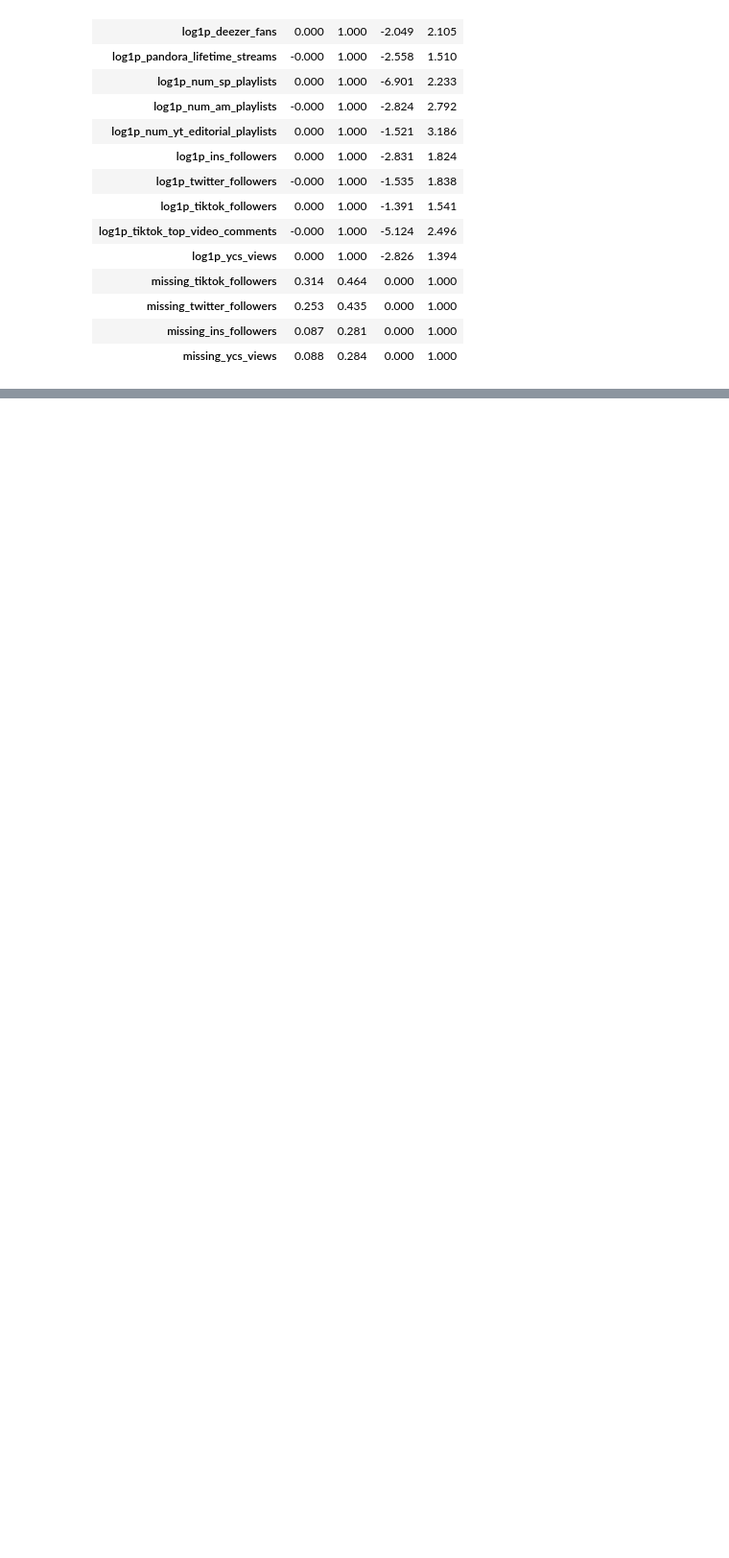
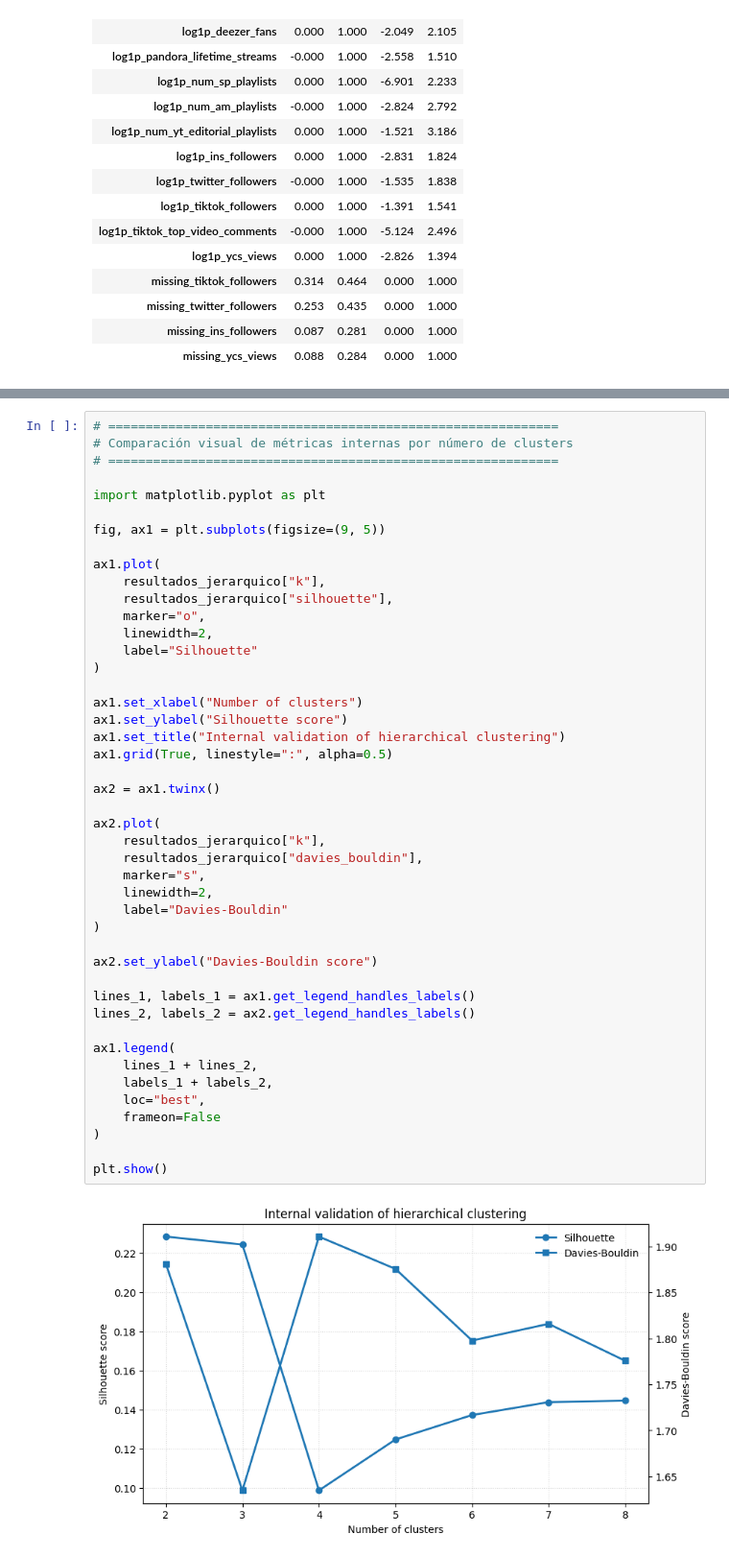
Before and after one commit to SilvanaBContreras/come_together_industria_de_la_musica, a Jupyter notebook: chartmetric_regresion_clustering.ipynb, the cells around one changed output, grey strips where cells are left out. Shown at 96% size. Saved outputs shown, nothing was run; the diff lists cells and outputs as text; blank space fills up the shorter version.

Commit message:
clustering jerarquico

```diff
--- a/chartmetric_regresion_clustering.ipynb
+++ b/chartmetric_regresion_clustering.ipynb
@@ -1700,0 +1759,47 @@ display(control_matriz_clustering)
+# %%
+# ============================================================
+# Comparación visual de métricas internas por número de clusters
+# ============================================================
+
+import matplotlib.pyplot as plt
+
+fig, ax1 = plt.subplots(figsize=(9, 5))
+
+ax1.plot(
+    resultados_jerarquico["k"],
+    resultados_jerarquico["silhouette"],
+    marker="o",
+    linewidth=2,
+    label="Silhouette"
+)
+
+ax1.set_xlabel("Number of clusters")
+ax1.set_ylabel("Silhouette score")
+ax1.set_title("Internal validation of hierarchical clustering")
+ax1.grid(True, linestyle=":", alpha=0.5)
+
+ax2 = ax1.twinx()
+
+ax2.plot(
+    resultados_jerarquico["k"],
+    resultados_jerarquico["davies_bouldin"],
+    marker="s",
+    linewidth=2,
+    label="Davies-Bouldin"
+)
+
+ax2.set_ylabel("Davies-Bouldin score")
+
+lines_1, labels_1 = ax1.get_legend_handles_labels()
+lines_2, labels_2 = ax2.get_legend_handles_labels()
+
+ax1.legend(
+    lines_1 + lines_2,
+    labels_1 + labels_2,
+    loc="best",
+    frameon=False
+)
+
+plt.show()
+# %% [output]
+[figure, added]
```
Also changed, not shown: parts of 29 cells of this notebook, 2 other files.
